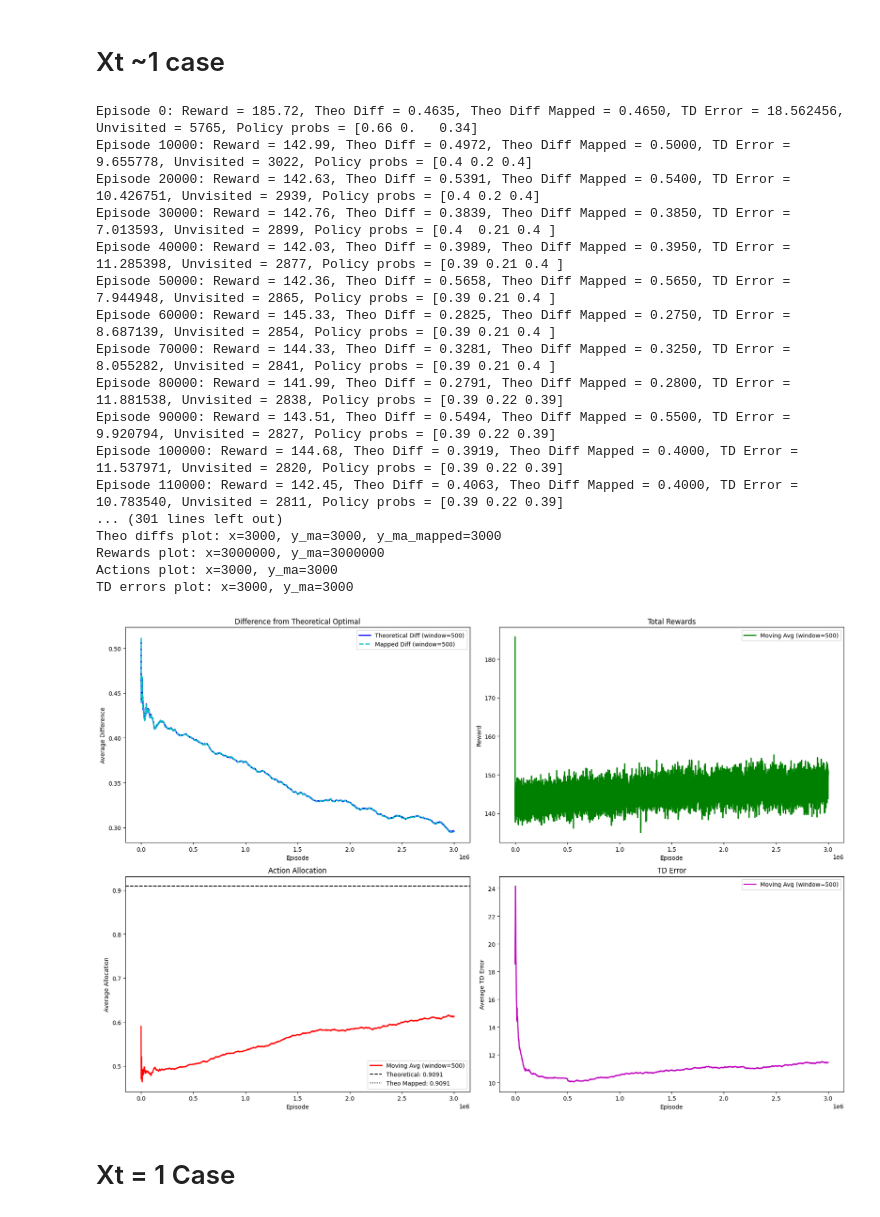
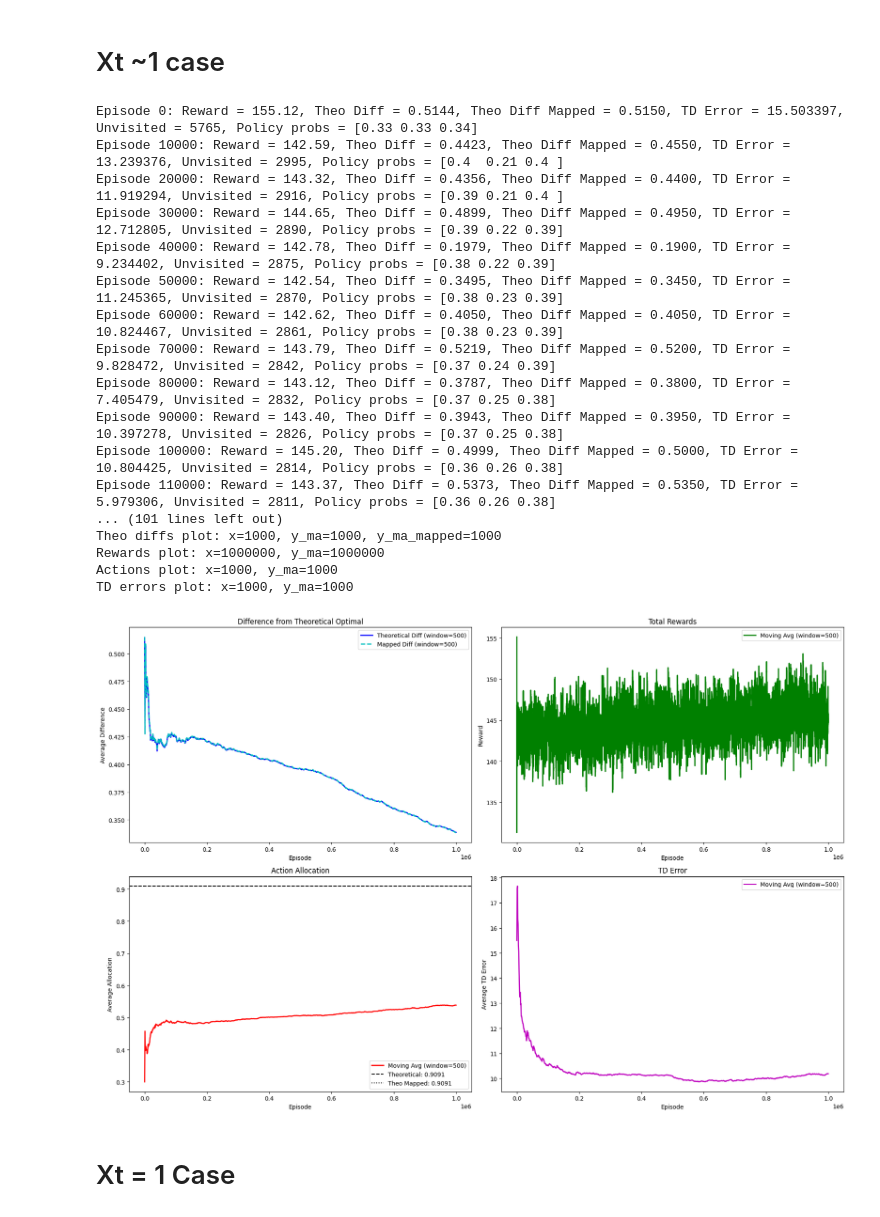
Before and after one commit to Sigmundau/MAFS5370_first-assignment, a Jupyter notebook: final_SARSA.ipynb, the cells around one changed output. Cells and saved outputs as stored; diff of their text form; code cells hidden in the pictures.

```diff
--- a/final_SARSA.ipynb
+++ b/final_SARSA.ipynb
@@ -535,55 +598,52 @@ def analyze_state_space(agent, env, num_episodes=1000):
 # %%
 risky_asset_xtmid = BinomialAsset(
     p=0.7,                # Moderate probability of up movement
     up_return=1.3,       # Moderate up return
     down_return=0.7       # Moderate downside
 )
 env_xtmid = PortfolioEnvironment(
     max_steps=10,
     initial_wealth=1.0,
     risk_free_rate=0.06,  # Slightly higher risk-free rate
     risky_asset=risky_asset_xtmid,
     risk_aversion=0.4      # Moderate-to-low risk aversion
 )
 
 # Use the agent with visit counts
 agent_xtmid = SARSAAgentWithVisitCounts(
     env_xtmid,
     n_wealth_bins=25,
     learning_rate=0.2,
     gamma=0.99,
     epsilon_start=1.0,
     epsilon_end=0.05,
     n_actions=21,
-    episodes=3000000,
-    policy_probs=[0.66, 0, 0.34]  # Initial probabilities for each policy type
+    episodes=3000000
 )
 
-# Analyze reachable states before training (optional)
-# reachable_map = analyze_state_space(agent, env, num_episodes=5000)
 
 np.random.seed(42)
-results_xtmid = train_tabular_sarsa(env_xtmid, agent_xtmid, num_episodes=agent_xtmid.num_episodes)
+results_xtmid,xtmid_agent = train_tabular_sarsa(env_xtmid, agent_xtmid, num_episodes=agent_xtmid.num_episodes)
 visualize_training(results_xtmid, env=env_xtmid,save_fig=True,suffix='final_xtmid')
 # %% [output]
-Episode 0: Reward = 185.72, Theo Diff = 0.4635, Theo Diff Mapped = 0.4650, TD Error = 18.562456, Unvisited = 5765, Policy probs = [0.66 0.   0.34]
-Episode 10000: Reward = 142.99, Theo Diff = 0.4972, Theo Diff Mapped = 0.5000, TD Error = 9.655778, Unvisited = 3022, Policy probs = [0.4 0.2 0.4]
-Episode 20000: Reward = 142.63, Theo Diff = 0.5391, Theo Diff Mapped = 0.5400, TD Error = 10.426751, Unvisited = 2939, Policy probs = [0.4 0.2 0.4]
-Episode 30000: Reward = 142.76, Theo Diff = 0.3839, Theo Diff Mapped = 0.3850, TD Error = 7.013593, Unvisited = 2899, Policy probs = [0.4  0.21 0.4 ]
-Episode 40000: Reward = 142.03, Theo Diff = 0.3989, Theo Diff Mapped = 0.3950, TD Error = 11.285398, Unvisited = 2877, Policy probs = [0.39 0.21 0.4 ]
-Episode 50000: Reward = 142.36, Theo Diff = 0.5658, Theo Diff Mapped = 0.5650, TD Error = 7.944948, Unvisited = 2865, Policy probs = [0.39 0.21 0.4 ]
-Episode 60000: Reward = 145.33, Theo Diff = 0.2825, Theo Diff Mapped = 0.2750, TD Error = 8.687139, Unvisited = 2854, Policy probs = [0.39 0.21 0.4 ]
-Episode 70000: Reward = 144.33, Theo Diff = 0.3281, Theo Diff Mapped = 0.3250, TD Error = 8.055282, Unvisited = 2841, Policy probs = [0.39 0.21 0.4 ]
-Episode 80000: Reward = 141.99, Theo Diff = 0.2791, Theo Diff Mapped = 0.2800, TD Error = 11.881538, Unvisited = 2838, Policy probs = [0.39 0.22 0.39]
-Episode 90000: Reward = 143.51, Theo Diff = 0.5494, Theo Diff Mapped = 0.5500, TD Error = 9.920794, Unvisited = 2827, Policy probs = [0.39 0.22 0.39]
-Episode 100000: Reward = 144.68, Theo Diff = 0.3919, Theo Diff Mapped = 0.4000, TD Error = 11.537971, Unvisited = 2820, Policy probs = [0.39 0.22 0.39]
-Episode 110000: Reward = 142.45, Theo Diff = 0.4063, Theo Diff Mapped = 0.4000, TD Error = 10.783540, Unvisited = 2811, Policy probs = [0.39 0.22 0.39]
-... (301 lines left out)
-Theo diffs plot: x=3000, y_ma=3000, y_ma_mapped=3000
-Rewards plot: x=3000000, y_ma=3000000
-Actions plot: x=3000, y_ma=3000
-TD errors plot: x=3000, y_ma=3000
+Episode 0: Reward = 155.12, Theo Diff = 0.5144, Theo Diff Mapped = 0.5150, TD Error = 15.503397, Unvisited = 5765, Policy probs = [0.33 0.33 0.34]
+Episode 10000: Reward = 142.59, Theo Diff = 0.4423, Theo Diff Mapped = 0.4550, TD Error = 13.239376, Unvisited = 2995, Policy probs = [0.4  0.21 0.4 ]
+Episode 20000: Reward = 143.32, Theo Diff = 0.4356, Theo Diff Mapped = 0.4400, TD Error = 11.919294, Unvisited = 2916, Policy probs = [0.39 0.21 0.4 ]
+Episode 30000: Reward = 144.65, Theo Diff = 0.4899, Theo Diff Mapped = 0.4950, TD Error = 12.712805, Unvisited = 2890, Policy probs = [0.39 0.22 0.39]
+Episode 40000: Reward = 142.78, Theo Diff = 0.1979, Theo Diff Mapped = 0.1900, TD Error = 9.234402, Unvisited = 2875, Policy probs = [0.38 0.22 0.39]
+Episode 50000: Reward = 142.54, Theo Diff = 0.3495, Theo Diff Mapped = 0.3450, TD Error = 11.245365, Unvisited = 2870, Policy probs = [0.38 0.23 0.39]
+Episode 60000: Reward = 142.62, Theo Diff = 0.4050, Theo Diff Mapped = 0.4050, TD Error = 10.824467, Unvisited = 2861, Policy probs = [0.38 0.23 0.39]
+Episode 70000: Reward = 143.79, Theo Diff = 0.5219, Theo Diff Mapped = 0.5200, TD Error = 9.828472, Unvisited = 2842, Policy probs = [0.37 0.24 0.39]
+Episode 80000: Reward = 143.12, Theo Diff = 0.3787, Theo Diff Mapped = 0.3800, TD Error = 7.405479, Unvisited = 2832, Policy probs = [0.37 0.25 0.38]
+Episode 90000: Reward = 143.40, Theo Diff = 0.3943, Theo Diff Mapped = 0.3950, TD Error = 10.397278, Unvisited = 2826, Policy probs = [0.37 0.25 0.38]
+Episode 100000: Reward = 145.20, Theo Diff = 0.4999, Theo Diff Mapped = 0.5000, TD Error = 10.804425, Unvisited = 2814, Policy probs = [0.36 0.26 0.38]
+Episode 110000: Reward = 143.37, Theo Diff = 0.5373, Theo Diff Mapped = 0.5350, TD Error = 5.979306, Unvisited = 2811, Policy probs = [0.36 0.26 0.38]
+... (101 lines left out)
+Theo diffs plot: x=1000, y_ma=1000, y_ma_mapped=1000
+Rewards plot: x=1000000, y_ma=1000000
+Actions plot: x=1000, y_ma=1000
+TD errors plot: x=1000, y_ma=1000
-[figure, old version]
+[figure, new version]
 # %% [markdown]
 # Xt = 1 Case
 # %%
```
Also changed, not shown: parts of 8 cells of this notebook.
